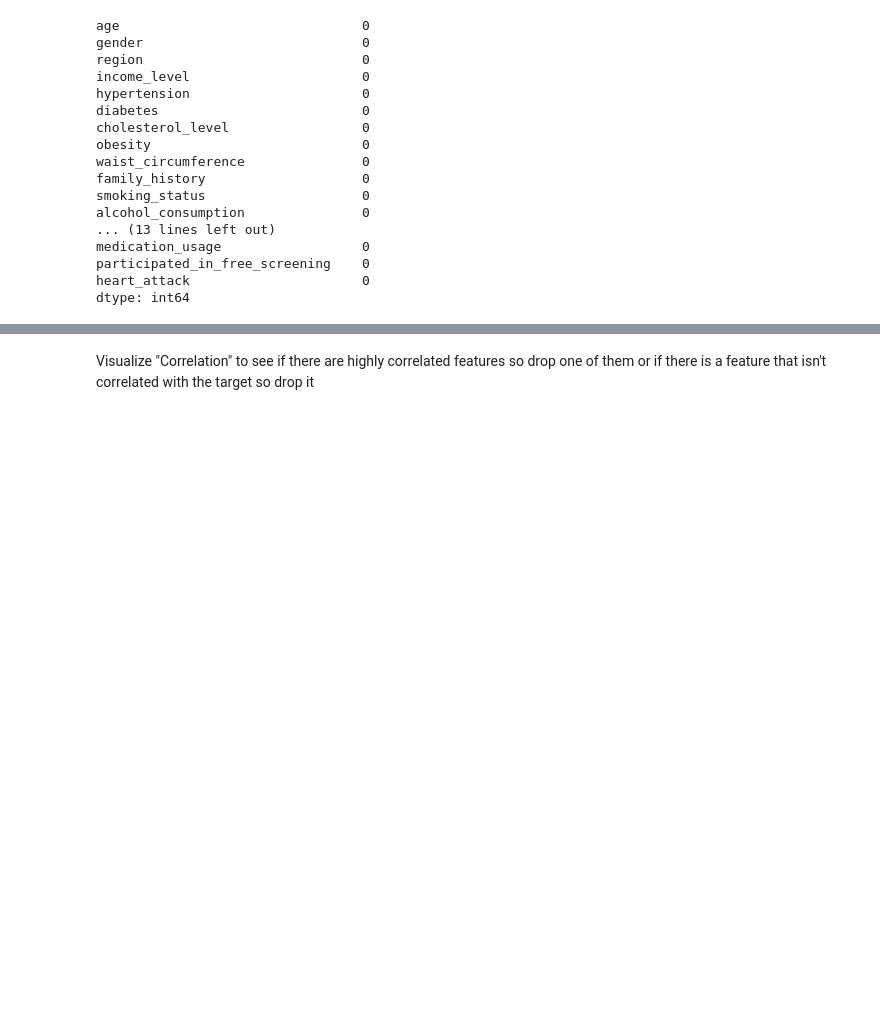
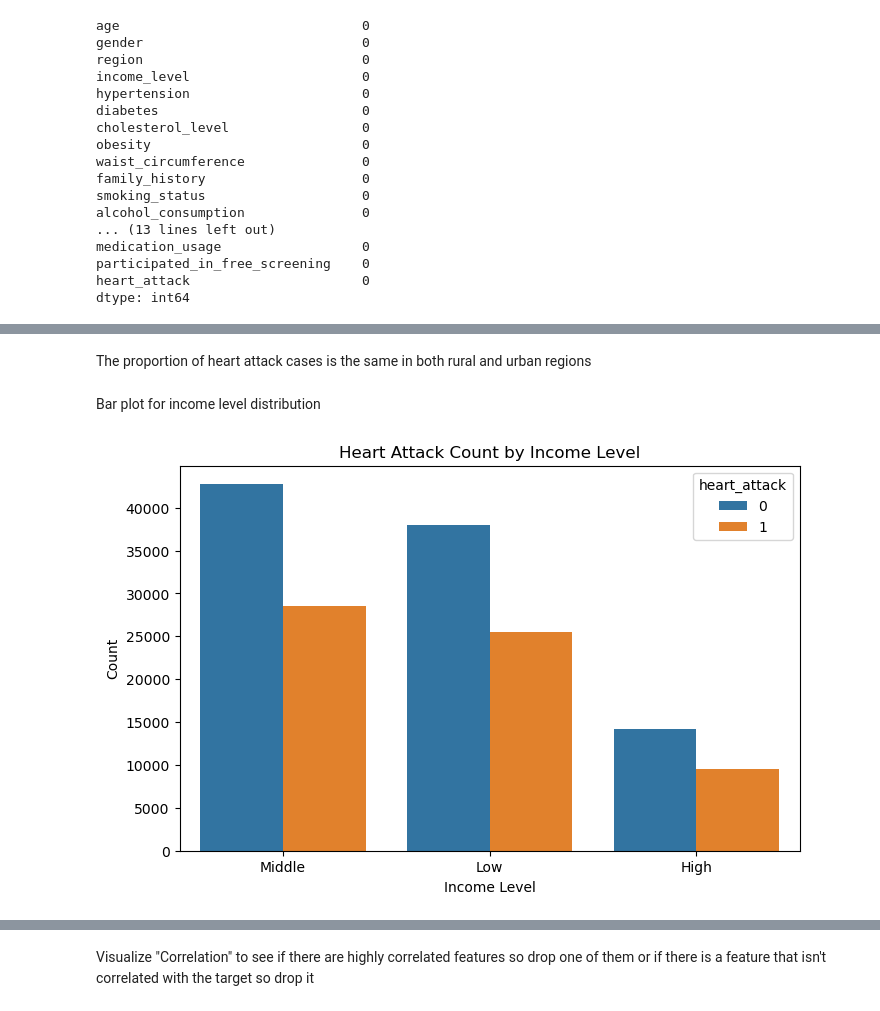
Before and after one commit to toqa8/Data_Analysis_and_Processing, a Jupyter notebook: heart_attack_prediction/data_processing.ipynb, the cells around one changed output, grey strips where cells are left out. Drawn from its saved outputs; the diff is of its cells as text; code cells hidden in the pictures; blank space fills up the shorter version.

```diff
--- a/heart_attack_prediction/data_processing.ipynb
+++ b/heart_attack_prediction/data_processing.ipynb
@@ -111,0 +151,13 @@ dtype: int64
+# %% [markdown]
+The proportion of heart attack cases is the same in both rural and urban regions
+# %% [markdown]
+Bar plot for income level distribution
+# %%
+plt.figure(figsize=(8, 5))
+sns.countplot(x='income_level', hue='heart_attack', data=df)
+plt.title('Heart Attack Count by Income Level')
+plt.xlabel('Income Level')
+plt.ylabel('Count')
+plt.show()
+# %% [output]
+[figure, added]
```
Also changed, not shown: parts of 51 cells of this notebook.
